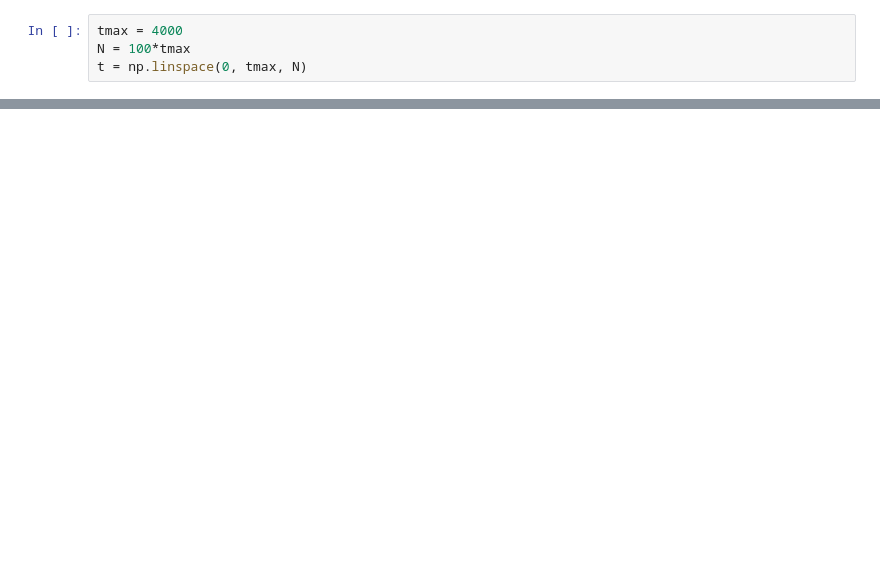
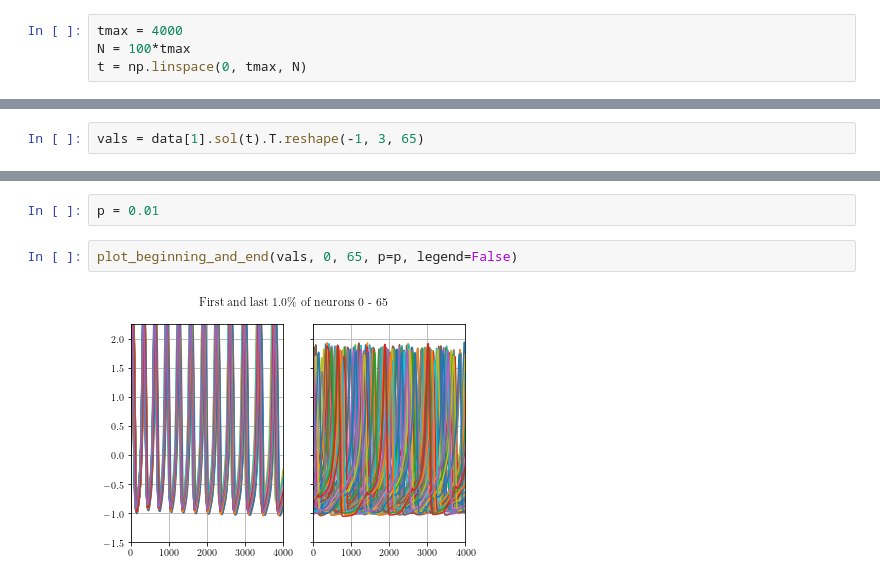
Before and after one commit to henmitch/chimera-2019, a Jupyter notebook: code/python/sim.ipynb, the cells around one changed output, grey strips where cells are left out. Drawn from its saved outputs; the diff is of its cells as text; blank space fills up the shorter version.

```diff
--- a/code/python/sim.ipynb
+++ b/code/python/sim.ipynb
@@ -544,0 +434,2 @@ data
+# %%
+vals = data[1].sol(t).T.reshape(-1, 3, 65)
@@ -544,0 +440,6 @@ data
+# %%
+p = 0.01
+# %%
+plot_beginning_and_end(vals, 0, 65, p=p, legend=False)
+# %% [output]
+[figure, added]
```
Also changed, not shown: parts of 142 cells of this notebook, 4 other files.
